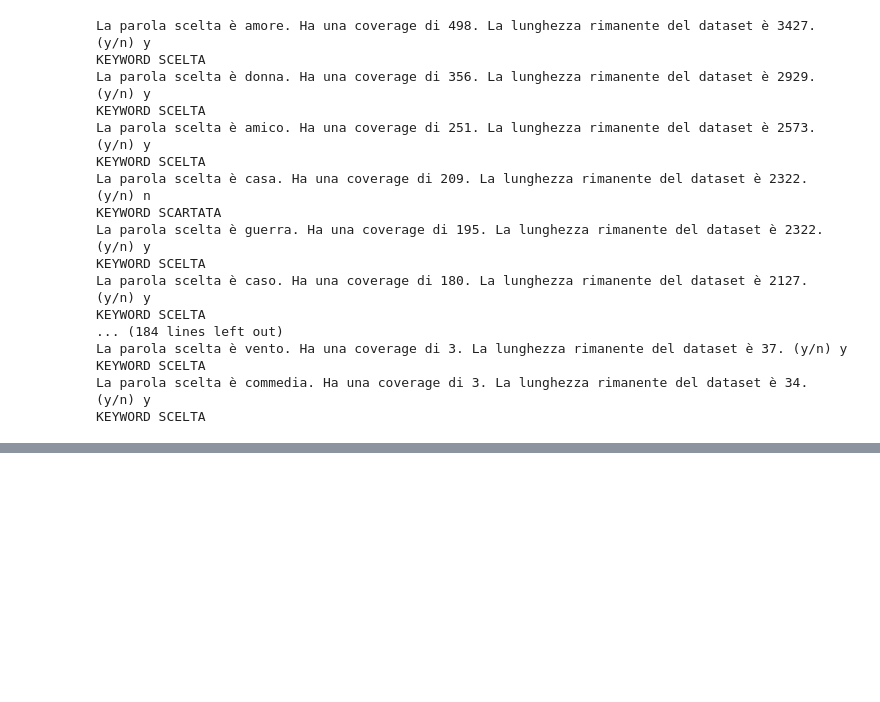
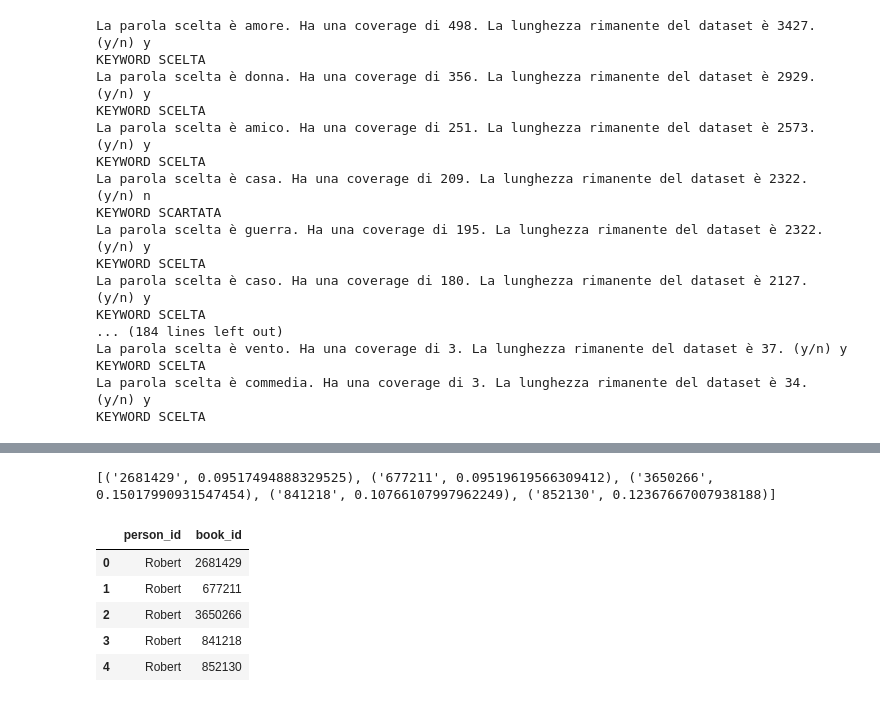
Before and after one commit to AleSpex/Reading_and_Machine, a Jupyter notebook: PySpark_zone/cleanData2021.ipynb, the cells around one changed output, grey strips where cells are left out. Saved outputs shown, nothing was run; the diff lists cells and outputs as text; code cells hidden in the pictures; blank space fills up the shorter version.

```diff
--- a/PySpark_zone/cleanData2021.ipynb
+++ b/PySpark_zone/cleanData2021.ipynb
@@ -1747,0 +1908,61 @@ with open('books3.json', 'w') as f:
+# %%
+#We have the mutable user vector. Now we should load all the genre_vectors of the books and find the top 10 with more similarity.
+
+#To evaluate the similarity, we can use the scipy spatial module
+
+from scipy import spatial
+
+book_id_vector_list = DF_final_pandas_filtered["book_id"].to_list()
+genre_vector_list = DF_final_pandas_filtered["genre_vector"].to_list()
+#print(genre_vector_list[0][0])
+book_and_genre = list(zip(book_id_vector_list, genre_vector_list))
+
+book_and_similarities = []
+for _tuple in book_and_genre:
+    #Calculate similarity between user and genre_vector
+    sim = spatial.distance.cosine(user_vector, _tuple[1])
+    book_and_similarities.append((_tuple[0], sim))
+
+#Reordering of the similarities list and extraction of the first 10
+def orderSim(element):
+    return element[1]
+import random
+book_and_similarities.sort(key=orderSim)
+top10sim = random.sample(book_and_similarities, k=10)
+#top10sim = book_and_similarities[0:10]
+
+top10sim = [element for element in top10sim if element[1] < 0.20]
+print(top10sim)
+
+#With top10sim we can find a "fake" list of liked books by the user (supposing a state of cold start)
+# %% [output]
+[('2681429', 0.09517494888329525), ('677211', 0.09519619566309412), ('3650266', 0.15017990931547454), ('841218', 0.10766107997962249), ('852130', 0.12367667007938188)]
+# %%
+#Let's create the list of fake ratings
+
+#The rating is 5, the user name is a placeholder (let's say, "Robert")
+fake_votes = pd.DataFrame(columns=["person_id", "book_id"])
+if False:
+    for index, element in enumerate(top10sim):
+        #print(element[0])
+        if element[1] >=0.0 and element[1] < 0.20:
+            fake_votes.loc[index] = ['Robert', element[0], 5]
+        if element[1] >=0.20 and element[1] < 0.40:
+            fake_votes.loc[index] = ['Robert', element[0], 4]
+        if element[1] >=0.40 and element[1] < 0.60:
+            fake_votes.loc[index] = ['Robert', element[0], 3]
+        if element[1] >=0.60 and element[1] < 0.80:
+            fake_votes.loc[index] = ['Robert', element[0], 2]
+        if element[1] >=0.80 and element[1] <= 1.0:
+            fake_votes.loc[index] = ['Robert', element[0], 1]
+
+for index, element in enumerate(top10sim):
+    fake_votes.loc[index] = ['Robert', element[0]]
+fake_votes
+# %% [output]
+|  | person_id | book_id |
+| 0 | Robert | 2681429 |
+| 1 | Robert | 677211 |
+| 2 | Robert | 3650266 |
+| 3 | Robert | 841218 |
+| 4 | Robert | 852130 |
```
Also changed, not shown: parts of 9 cells of this notebook.
